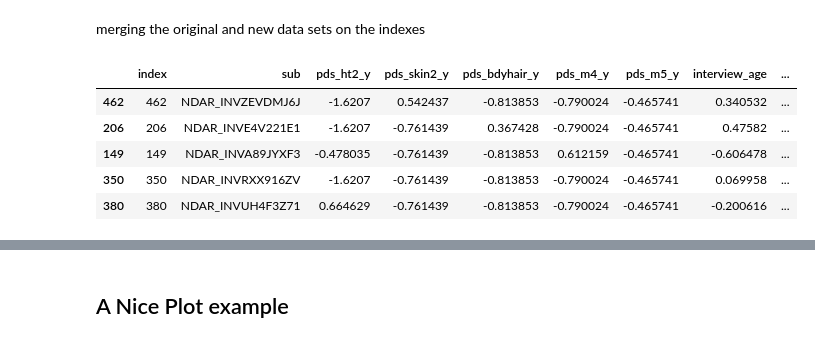
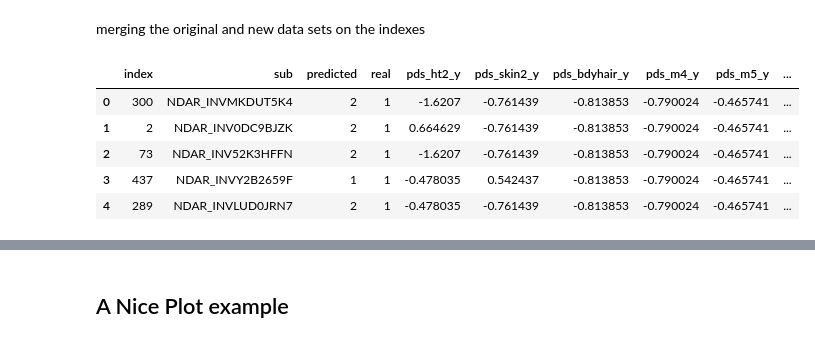
Before and after one commit to grace-shearrer/ABCD, a Jupyter notebook: ohBoy_Kmeans.ipynb, the cells around one changed output, grey strips where cells are left out. Saved outputs shown, nothing was run; the diff lists cells and outputs as text; code cells hidden in the pictures.

```diff
--- a/ohBoy_Kmeans.ipynb
+++ b/ohBoy_Kmeans.ipynb
@@ -544,7 +516,7 @@ All_clust = np.hstack(d['All_clust'])
 All_clust_space = np.vstack(d['All_clust_space'])
 
 All_labels = np.hstack(d['All_labels'])
-All_index = np.hstack(d['All_index'])
+# All_index = np.hstack(d['All_index'])
 
 All_comp = np.vstack(d['All_comp'])
 # All_var_ratio = Var_ratio
@@ -552,3 +524,5 @@ All_comp = np.vstack(d['All_comp'])
 All_data = dict1['All_data'].reset_index().merge(dict2['All_data'], how="left").set_index('index')
 
 All_DATA = np.vstack(d['DATA'])
+
+All_dat = np.vstack(d['All_dat'])
@@ -558,0 +529,15 @@ All_clust.shape
+# %%
+names = ['index', 'sub','predicted', 'real','pds_ht2_y',
+'pds_skin2_y',
+'pds_bdyhair_y',
+'pds_m4_y',
+'pds_m5_y',
+'interview_age',
+'anthroheightcalc',
+'anthroweightcalc',
+'anthro_waist_cm',
+'hormone_scr_dhea_mean',
+'hormone_scr_hse_mean']
+all_dat = pd.DataFrame(All_dat)
+all_dat.columns = names
+all_dat.set_index('index')
@@ -752,11 +750,11 @@ PC-2        -0.217852
 # %% [markdown]
 merging the original and new data sets on the indexes
 # %%
-df.head()
+all_dat.head()
 # %% [output]
-|  | index | sub | pds_ht2_y | pds_skin2_y | pds_bdyhair_y | pds_m4_y | pds_m5_y | interview_age | ... |
-| 462 | 462 | NDAR_INVZEVDMJ6J | -1.6207 | 0.542437 | -0.813853 | -0.790024 | -0.465741 | 0.340532 | ... |
-| 206 | 206 | NDAR_INVE4V221E1 | -1.6207 | -0.761439 | 0.367428 | -0.790024 | -0.465741 | 0.47582 | ... |
-| 149 | 149 | NDAR_INVA89JYXF3 | -0.478035 | -0.761439 | -0.813853 | 0.612159 | -0.465741 | -0.606478 | ... |
-| 350 | 350 | NDAR_INVRXX916ZV | -1.6207 | -0.761439 | -0.813853 | -0.790024 | -0.465741 | 0.069958 | ... |
-| 380 | 380 | NDAR_INVUH4F3Z71 | 0.664629 | -0.761439 | -0.813853 | -0.790024 | -0.465741 | -0.200616 | ... |
+|  | index | sub | predicted | real | pds_ht2_y | pds_skin2_y | pds_bdyhair_y | pds_m4_y | pds_m5_y | ... |
+| 0 | 300 | NDAR_INVMKDUT5K4 | 2 | 1 | -1.6207 | -0.761439 | -0.813853 | -0.790024 | -0.465741 | ... |
+| 1 | 2 | NDAR_INV0DC9BJZK | 2 | 1 | 0.664629 | -0.761439 | -0.813853 | -0.790024 | -0.465741 | ... |
+| 2 | 73 | NDAR_INV52K3HFFN | 2 | 1 | -1.6207 | -0.761439 | -0.813853 | -0.790024 | -0.465741 | ... |
+| 3 | 437 | NDAR_INVY2B2659F | 1 | 1 | -0.478035 | 0.542437 | -0.813853 | -0.790024 | -0.465741 | ... |
+| 4 | 289 | NDAR_INVLUD0JRN7 | 2 | 1 | -0.478035 | -0.761439 | -0.813853 | -0.790024 | -0.465741 | ... |
```
Also changed, not shown: parts of 15 cells of this notebook.
